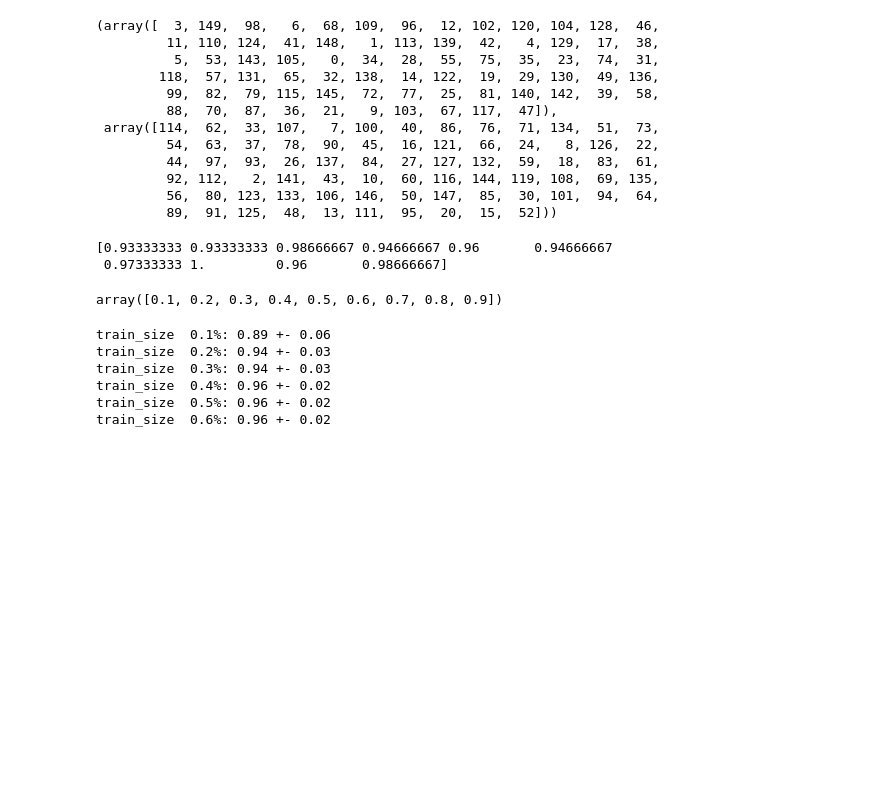
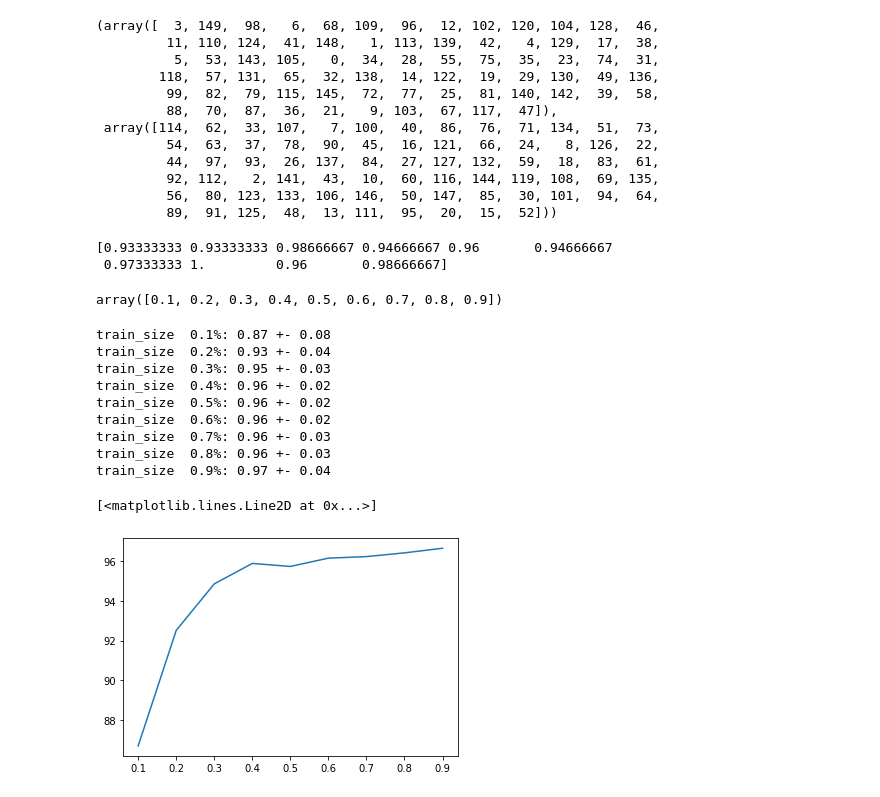
Before and after one commit to ducksfrogs/udemyScipy, a Jupyter notebook: first_iris.ipynb, the cells around one changed output. Cells and saved outputs as stored; diff of their text form; code cells hidden in the pictures; blank space fills up the shorter version.

```diff
--- a/first_iris.ipynb
+++ b/first_iris.ipynb
@@ -129,10 +129,21 @@ for train_size in train_sizes:
         scores.append(score)
     scores = np.array(scores)
     print("train_size {0:4.1f}%: {1:4.2f} +- {2:4.2f}".format(train_size,scores.mean(),scores.std()))
+
+    all_mean.append(scores.mean()*100)
+    all_std.append(scores.std()*100)
 # %% [output]
-train_size  0.1%: 0.89 +- 0.06
-train_size  0.2%: 0.94 +- 0.03
-train_size  0.3%: 0.94 +- 0.03
+train_size  0.1%: 0.87 +- 0.08
+train_size  0.2%: 0.93 +- 0.04
+train_size  0.3%: 0.95 +- 0.03
 train_size  0.4%: 0.96 +- 0.02
 train_size  0.5%: 0.96 +- 0.02
 train_size  0.6%: 0.96 +- 0.02
+train_size  0.7%: 0.96 +- 0.03
+train_size  0.8%: 0.96 +- 0.03
+train_size  0.9%: 0.97 +- 0.04
+# %%
+plt.plot(train_sizes, all_mean)
+# %% [output]
+[<matplotlib.lines.Line2D at 0x...>]
+[figure, added]
```
Also changed, not shown: parts of 4 cells of this notebook, 7 other files.
